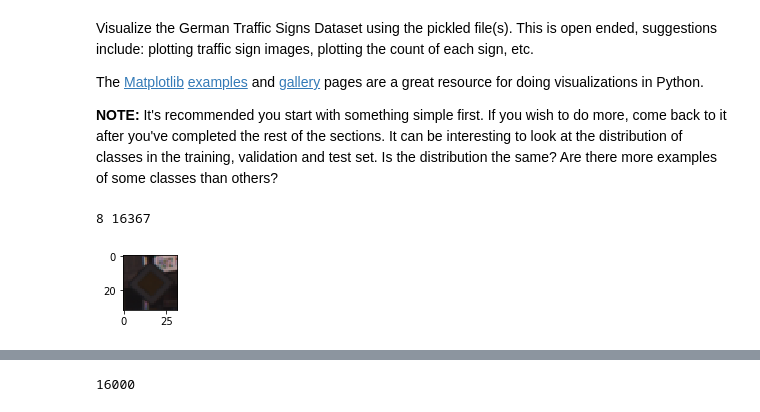
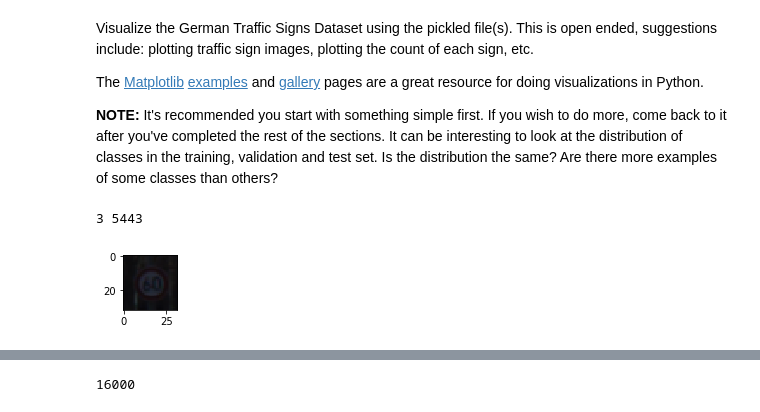
Before and after one commit to stefancyliax/CarND-Traffic-Sign-Classifier-Project, a Jupyter notebook: Traffic_Sign_Classifier.ipynb, the cells around one changed output, grey strips where cells are left out. Drawn from its saved outputs; the diff is of its cells as text; code cells hidden in the pictures.

```diff
--- a/Traffic_Sign_Classifier.ipynb
+++ b/Traffic_Sign_Classifier.ipynb
@@ -94,21 +94,21 @@ The [Matplotlib](http://matplotlib.org/) [examples](http://matplotlib.org/exampl
 # %%
 ### Data exploration visualization code goes here.
 ### Feel free to use as many code cells as needed.
 import matplotlib.pyplot as plt
 import random
 
 # Visualizations will be shown in the notebook.
 %matplotlib inline
 
 index = random.randint(0, len(X_train))
-image = X_train[28042]
+image = X_train[index]
 
 plt.figure(figsize=(1,1))
 plt.imshow(image, cmap="gray")
 print(y_train[index], index)
 # %% [output]
-8 16367
+3 5443
-[figure, old version]
+[figure, new version]
 # %%
 #l = X_train[1][:,:,:].copy()
 
```
Also changed, not shown: parts of 4 cells of this notebook.
